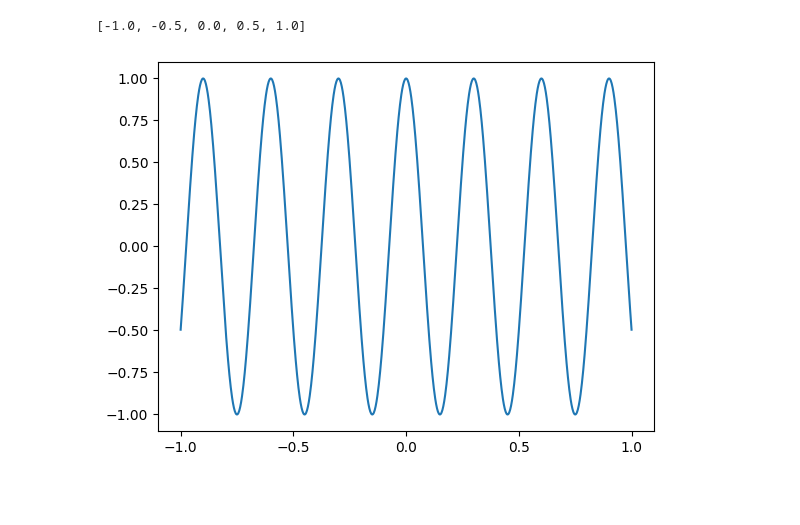
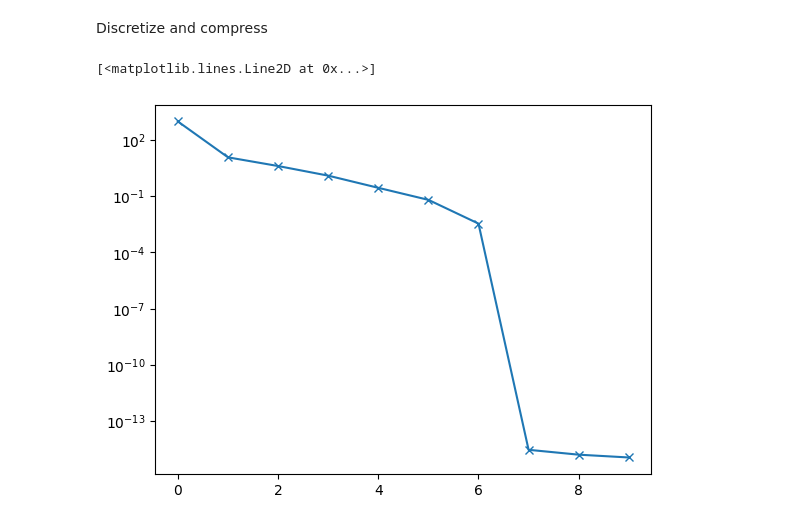
Before and after one commit to jakobtkn/ggqpy, a Jupyter notebook: genquad.ipynb, the cells around one changed output. Drawn from its saved outputs; the diff is of its cells as text; code cells hidden in the pictures; blank space fills up the shorter version.

```diff
--- a/genquad.ipynb
+++ b/genquad.ipynb
@@ -20,0 +13,7 @@ for phi in function_family.functions[:min(len(function_family.functions),3)]:
+# %%
+eps_disc = 1e-8
+eps_comp = 1e2*eps_disc
+eps_quad = None
+I = Interval(1e-6,1)
+function_family = poly_and_sing_problem(I, number_of_functions = 10, degree = 6, scale = 10)
+xx = np.linspace(I.a,I.b,1000)
@@ -21,10 +43,10 @@ for phi in function_family.functions[:min(len(function_family.functions),3)]:
+# %% [markdown]
+Discretize and compress
 # %%
 x, w, endpoints = adaptive_discretization(function_family, precision=eps_disc, k=30, verbose=False)
-U = compress_sequence_of_functions(function_family, x, w, precision=eps_quad )
-plt.figure();
-plt.plot(xx,phi(xx));
-plt.xticks(endpoints);
-print(endpoints)
+U, A, rank = compress_sequence_of_functions(function_family, x, w, precision=eps_comp)
+Q,R,perm = sp.linalg.qr(A, pivoting = True)
+plt.semilogy(np.abs(np.diag(R)),"-x")
 # %% [output]
-[-1.0, -0.5, 0.0, 0.5, 1.0]
+[<matplotlib.lines.Line2D at 0x...>]
-[figure, old version]
+[figure, new version]
```
Also changed, not shown: parts of 13 cells of this notebook, 3 other files.
